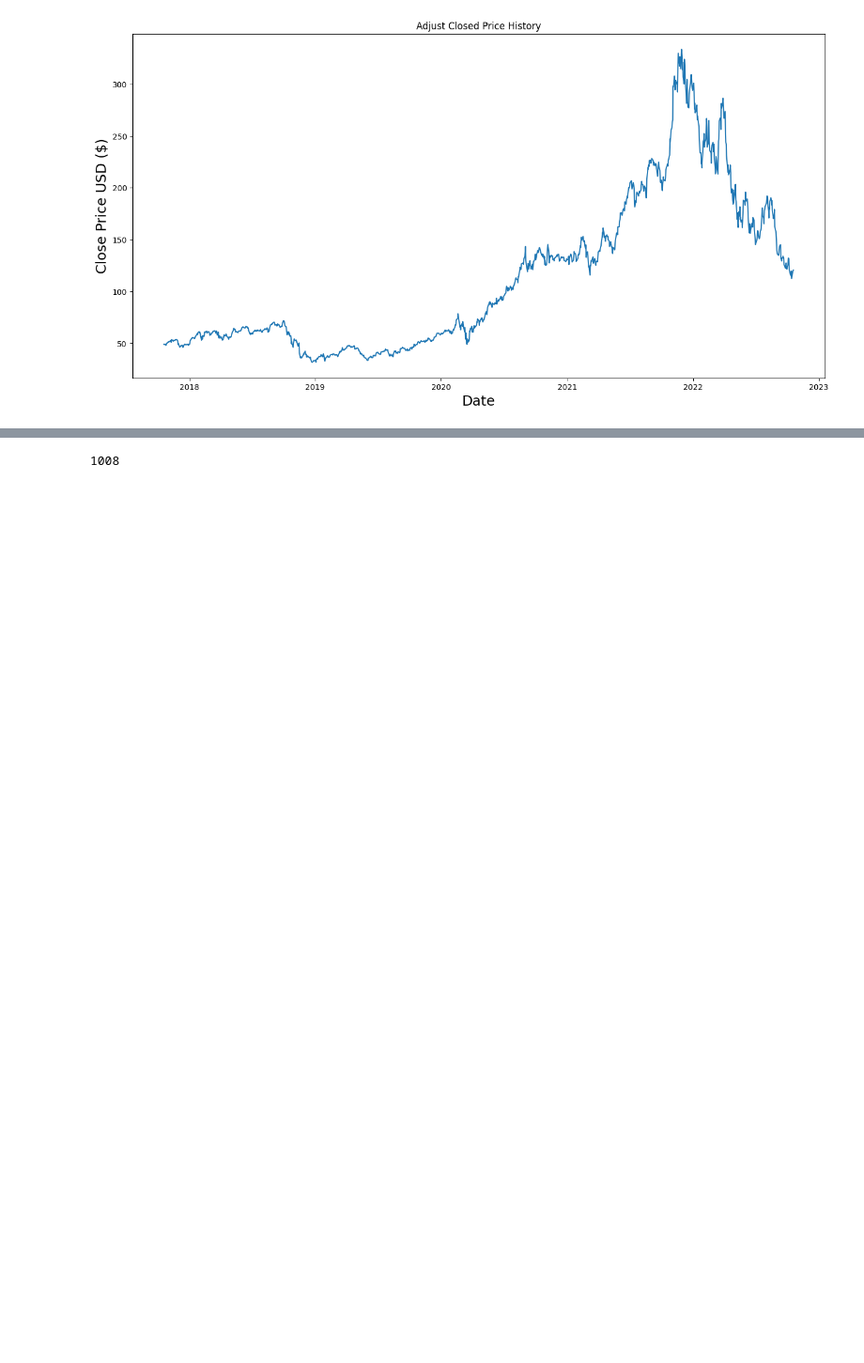
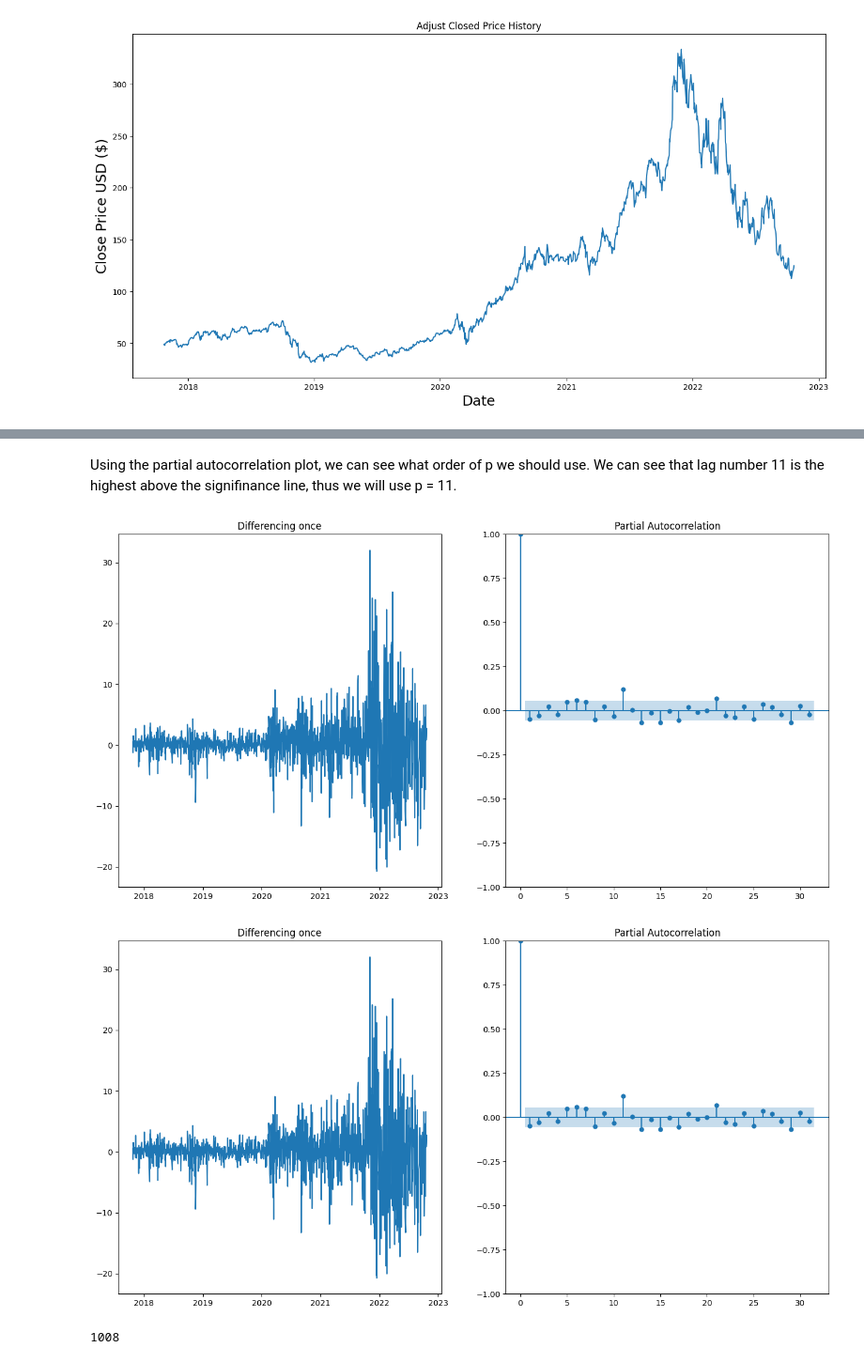
Before and after one commit to Alexius0123/ML-stock-prediction-model, a Jupyter notebook: main_ARIMA.ipynb, the cells around one changed output, grey strips where cells are left out. Shown: that part at 94% size. Drawn from its saved outputs; the diff is of its cells as text; code cells hidden in the pictures; blank space fills up the shorter version.

```diff
--- a/main_ARIMA.ipynb
+++ b/main_ARIMA.ipynb
@@ -43 +67,14 @@ plt.show()
+# %% [markdown]
+Using the partial autocorrelation plot, we can see what order of p we should use. We can see that lag number 11 is the highest above the signifinance line, thus we will use p = 11.
+# %%
+diff = df.diff().dropna()
+fig, (ax1, ax2) = plt.subplots(1, 2, figsize = (16,8))
+
+ax1.plot(diff)
+ax1.set_title("Differencing once")
+ax2.set_ylim(0,1)
+plot_pacf(diff, ax = ax2)
+# %% [output]
+[figure, added]
+[figure, added]
 # %%
```
Also changed, not shown: parts of 17 cells of this notebook, 2 other files.
